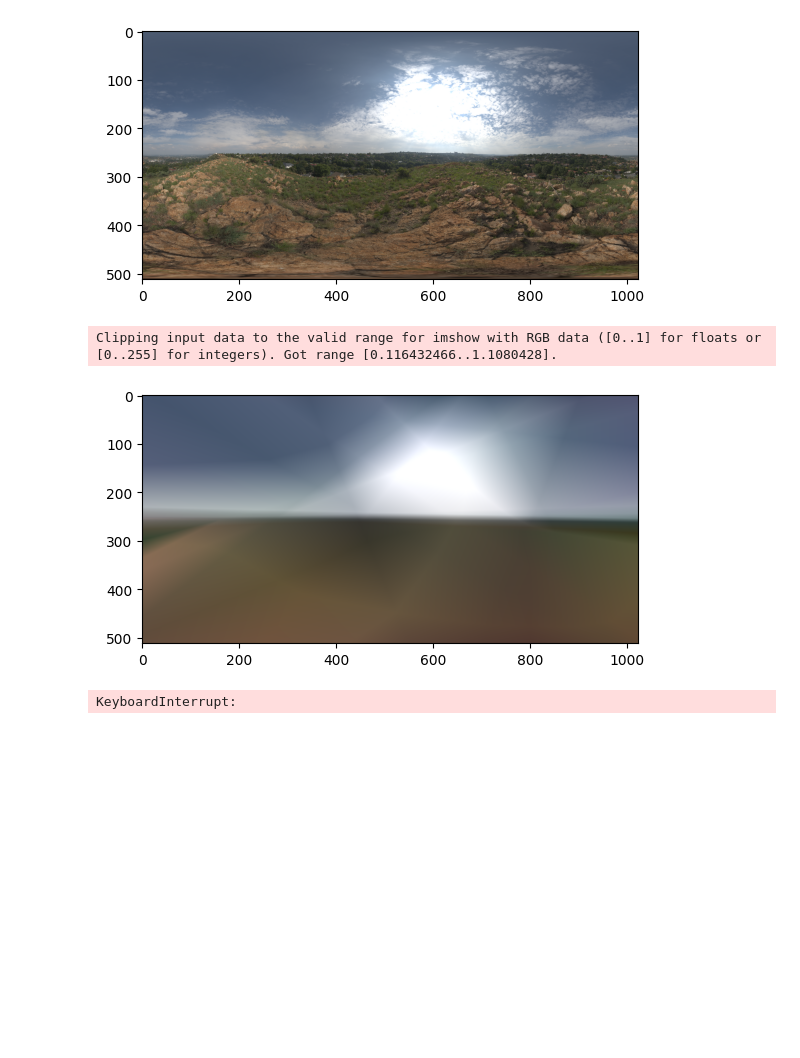
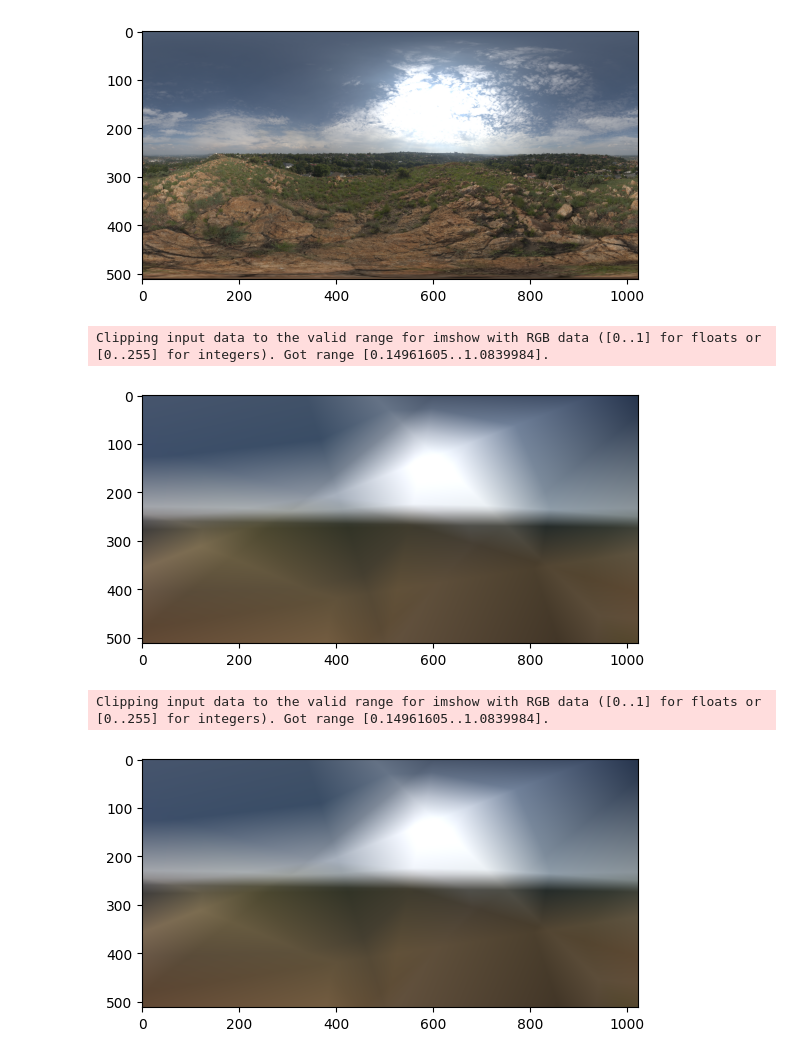
Before and after one commit to rendervous/rendervous_project, a Jupyter notebook: tutorials/e03_basic_mlp.ipynb, the cells around one changed output. Drawn from its saved outputs; the diff is of its cells as text; code cells hidden in the pictures; blank space fills up the shorter version.

```diff
--- a/tutorials/e03_basic_mlp.ipynb
+++ b/tutorials/e03_basic_mlp.ipynb
@@ -34,38 +36,54 @@ def dense(input_dim, output_dim):
     k = 1 / input_dim
     A_0 = torch.nn.Parameter((torch.rand(output_dim, input_dim, device=rdv.device())*2 - 1)*np.sqrt(k))
     B_0 = torch.nn.Parameter((2 * torch.rand(output_dim, device=rdv.device())-1)*np.sqrt(k))
     return A_0 @ rdv.X + rdv.const[B_0]
 
-mlp = dense(2, 16).then(rdv.relu).then(dense(16, 16)).then(rdv.relu).then(dense(16, 3))
+maps = [dense(2, 16), rdv.relu, dense(16, 16), rdv.relu, dense(16, 3)]
+
+mlp_eval = rdv.Sequential(*maps)
+mlp = maps[0].then(maps[1]).then(maps[2]).then(maps[3]).then(maps[4])
+# mlp = dense(2, 16).then(rdv.relu).then(dense(16, 16)).then(rdv.relu).then(dense(16, 3))
 
 optimizer = torch.optim.NAdam(mlp.parameters(), lr=0.002)
 
 x = torch.cartesian_prod(
     torch.arange(-1.0, 1.0, 2.0 / im.shape[0], device=rdv.device()),
     torch.arange(-1.0, 1.0, 2.0 / im.shape[1], device=rdv.device())
 ).view(im.shape[0], im.shape[1], -1)
 
+mlp(x)  # prewarm
+mlp_eval(x)  #prewarm
+
 # Evaluation time
-for test in tqdm(range(10000)):
-    y = mlp(x)
-    torch.cuda.empty_cache()
+with torch.no_grad():
+    for test in tqdm(range(1000)):
+        y = mlp(x)
+        torch.cuda.empty_cache()
+
+    for test in tqdm(range(1000)):
+        y = mlp_eval(x)
+        torch.cuda.empty_cache()
 
 steps_iterator = tqdm(range(4000))
 for s in steps_iterator:
     optimizer.zero_grad()
     inf_y = mlp(x)
     loss = torch.nn.functional.mse_loss(inf_y, im)
     loss.backward()
     optimizer.step()
 
     steps_iterator.set_description_str(f"Loss: {loss.item()}")
 
 with torch.no_grad():
     plt.imshow(mlp(x).cpu())
     plt.show()
+    plt.imshow(mlp_eval(x).cpu())
+    plt.show()
 # %% [output]
-Clipping input data to the valid range for imshow with RGB data ([0..1] for floats or [0..255] for integers). Got range [0.116432466..1.1080428].
+Clipping input data to the valid range for imshow with RGB data ([0..1] for floats or [0..255] for integers). Got range [0.14961605..1.0839984].
 [figure]
+Clipping input data to the valid range for imshow with RGB data ([0..1] for floats or [0..255] for integers). Got range [0.14961605..1.0839984].
+[figure, added]
 # %%
 # Equivalent torch mlp
 
@@ -102,5 +120,3 @@ for s in steps_iterator:
 with torch.no_grad():
     plt.imshow(mlp(x).cpu())
     plt.show()
-# %% [output]
-KeyboardInterrupt:
```
Also changed, not shown: parts of 1 cell of this notebook, 5 other files.
